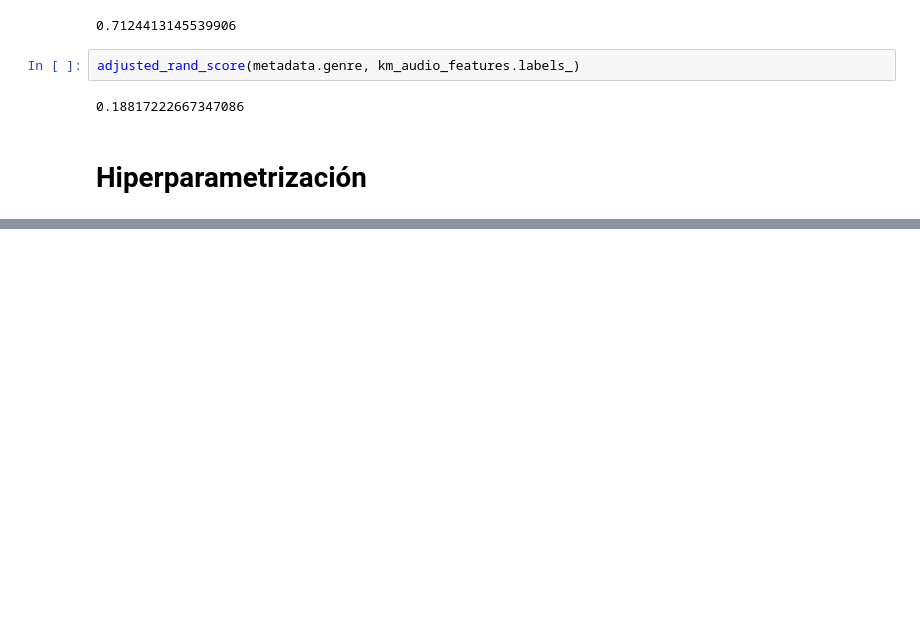
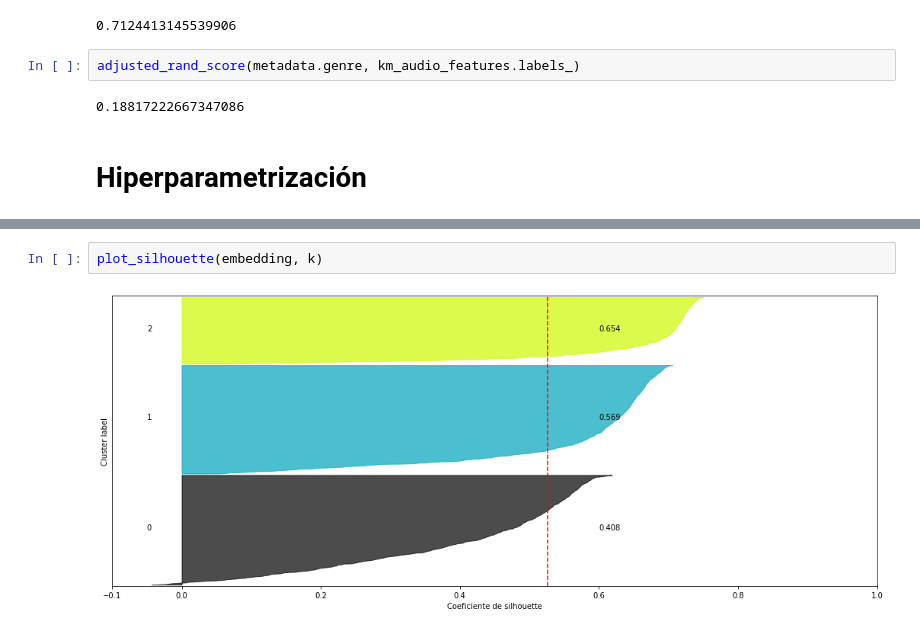
Before and after one commit to elfrasco/dmcyt_tp1, a Jupyter notebook: TP1/ClusteringEspectral.ipynb, the cells around one changed output, grey strips where cells are left out. Cells and saved outputs as stored; diff of their text form; blank space fills up the shorter version.

```diff
--- a/TP1/ClusteringEspectral.ipynb
+++ b/TP1/ClusteringEspectral.ipynb
@@ -242,0 +334,4 @@ plot_silhouettes_and_sses(embedding, 15)
+# %%
+plot_silhouette(embedding, k)
+# %% [output]
+[figure, added]
```
Also changed, not shown: parts of 18 cells of this notebook, 2 other files.
